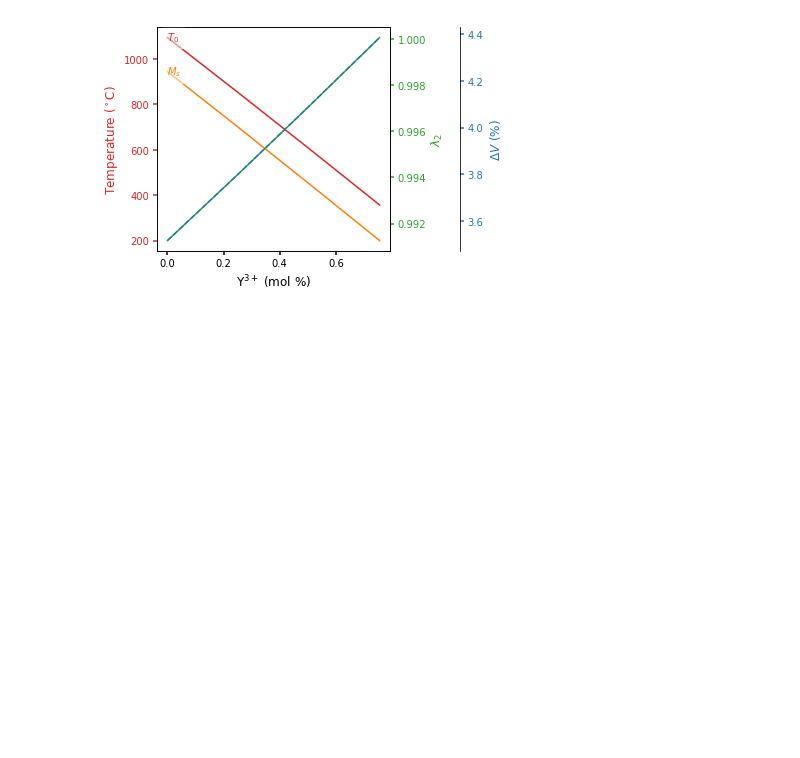
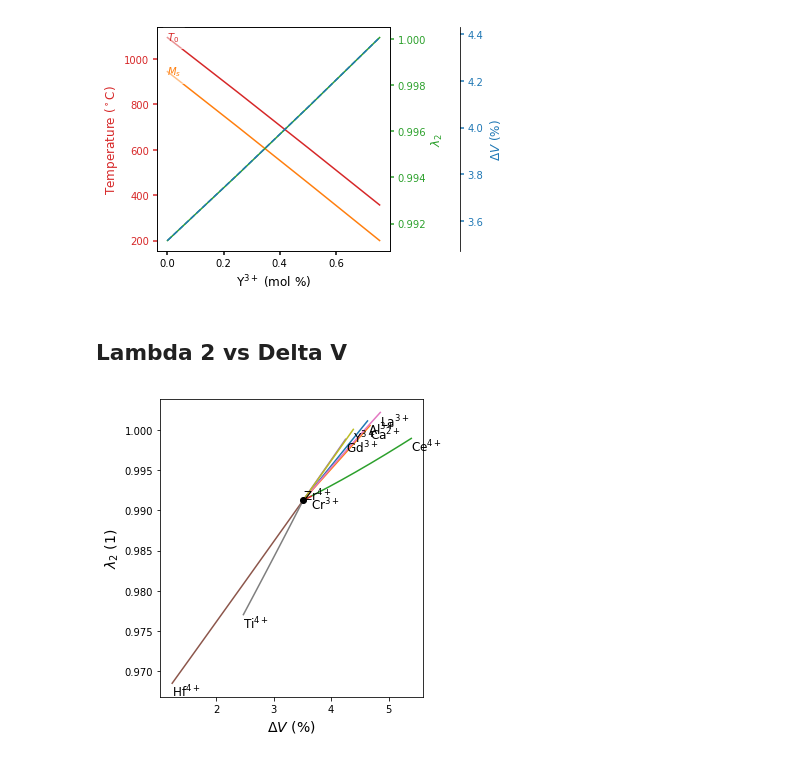
Before and after one commit to dskoda/smceramics, a Jupyter notebook: design_binary.ipynb, the cells around one changed output. Cells and saved outputs as stored; diff of their text form; code cells hidden in the pictures; blank space fills up the shorter version.

```diff
--- a/design_binary.ipynb
+++ b/design_binary.ipynb
@@ -150,6 +150,13 @@ for prop in PROP_LABEL.keys():
 # %% [markdown]
 ### Elemental properties
 # %%
+COLOR_LABEL = {
+    'T': "#d62728",
+    'Ms': "#ff7f0e",
+    'B_lambda': "#2ca02c",
+    'B_dV': "#1f77b4"
+}
+
 def make_patch_spines_invisible(ax):
     ax.set_frame_on(True)
     ax.patch.set_visible(False)
@@ -175,8 +182,8 @@ def plot_props(df, element):
     par2.spines["right"].set_visible(True)
 
     x = df[element] * 100
-    p1, = host.plot(x, df['T'], color="#d62728", label="T0")
-    p1_2, = host.plot(x, df['Ms'], color="#ff7f0e", label="Ms")
+    p1, = host.plot(x, df['T'], color=COLOR_LABEL['T'], label="T0")
+    p1_2, = host.plot(x, df['Ms'], color=COLOR_LABEL['Ms'], label="Ms")
 
     host.annotate(r'$T_0$', (x[0], df['T'][0]),
                   ha='left', va='center',
@@ -190,8 +197,8 @@ def plot_props(df, element):
                   fontsize=10,
                   backgroundcolor='#ffffff80')
 
-    p2, = par1.plot(x, df['B_lambda'], color="#2ca02c")
-    p3, = par2.plot(x, df['B_dV'], linestyle='--', color="#1f77b4")
+    p2, = par1.plot(x, df['B_lambda'], color=COLOR_LABEL['B_lambda'])
+    p3, = par2.plot(x, df['B_dV'], linestyle='--', color=COLOR_LABEL['B_dV'])
 
 #     host.set_xlim(0, 2)
 #     host.set_ylim(0, 2)
@@ -240,3 +247,41 @@ for file in files:
 [figure]
 [figure]
 [figure]
+# %% [markdown]
+## Lambda 2 vs Delta V
+# %%
+prop = 'B_dV'
+prop_y = 'B_lambda'
+
+files = sorted(os.listdir('data/t0'))
+fig, ax = plt.subplots(1, 1, figsize=(5, 5))
+
+for file in files:
+    element = file.strip('.csv')
+    df = pd.read_csv(os.path.join('data/t0', file))
+    X = features_from_df(df, element)
+    results = get_cofactors(X, model)
+    results = results.sort_values(element)
+
+    ax.plot(results[prop], results[prop_y], label=element)
+#         ax[0].fill_betweenx(
+#             results[prop_y],
+#             results[prop] - UNCERTAINTY_LAMBDA,
+#             results[prop] + UNCERTAINTY_LAMBDA,
+#             alpha=0.2
+#         )
+    ax.annotate(ELEMENT_STR[element], (results[prop].values[-1], results[prop_y].values[-1]), fontsize=12, va='top')
+
+    dT, dL = get_gradient(results, element, prop)
+
+ax.scatter([results[prop].values[0]], [results[prop_y].values[0]], zorder=3, color='k')
+ax.annotate(ELEMENT_STR['Zr'], (results[prop].values[0], results[prop_y].values[0]), fontsize=12)
+
+ax.set_xlabel('$%s$ (%s)' % (PROP_LABEL[prop], PROP_UNIT[prop]), fontsize=14)
+ax.set_ylabel('$%s$ (%s)' % (PROP_LABEL[prop_y], PROP_UNIT[prop_y]), fontsize=14)
+
+# ax.legend()
+fig.tight_layout()
+plt.show()
+# %% [output]
+[figure, added]
```
Also changed, not shown: 2 other files.
